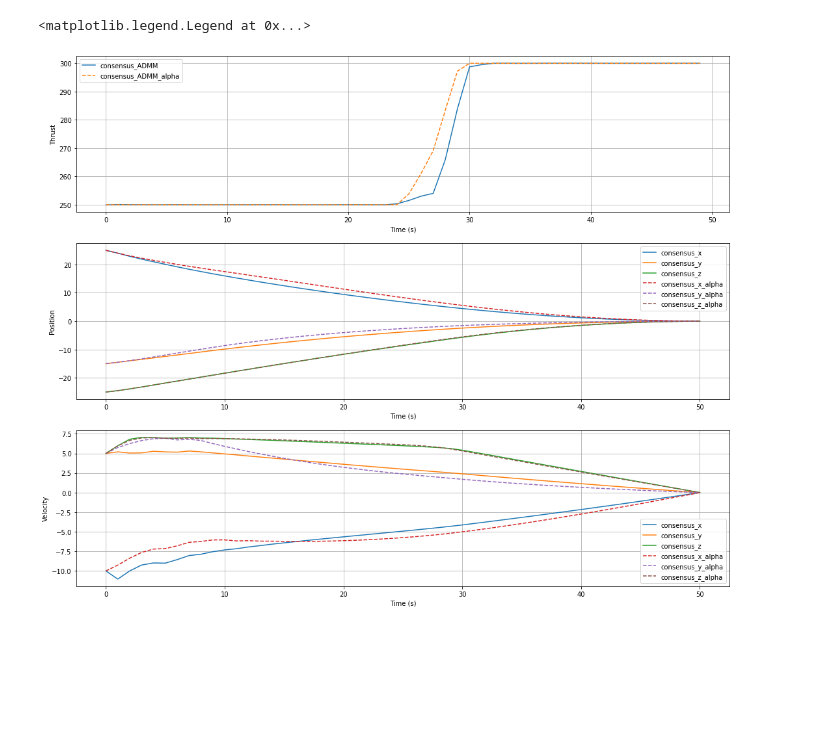
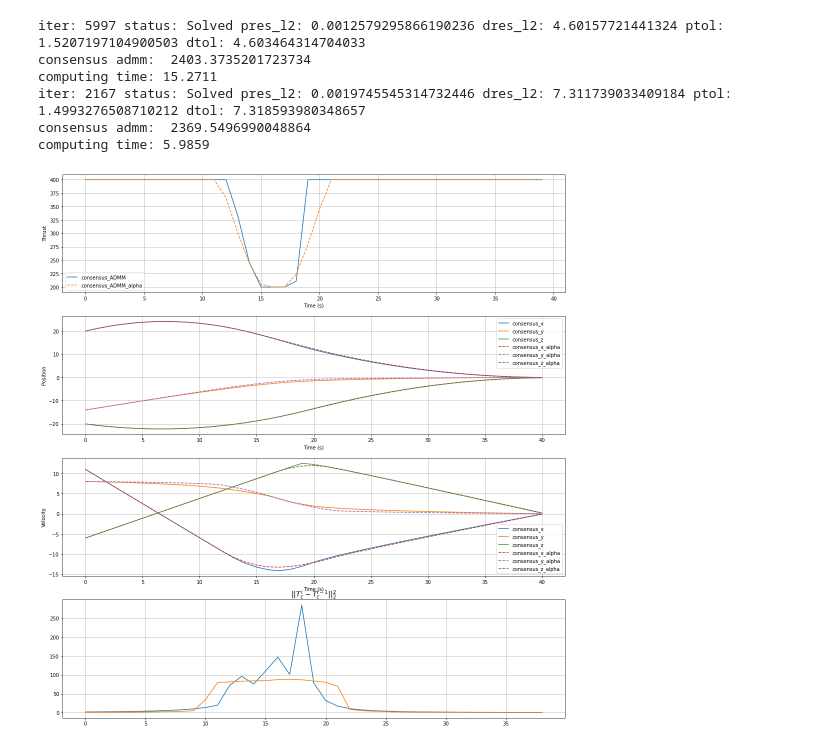
Before and after one commit to acsl-inha/drone_simulation, a Jupyter notebook: src/open_loop_thr_lower_bound_guidance.ipynb, the cells around one changed output. Drawn from its saved outputs; the diff is of its cells as text; code cells hidden in the pictures; blank space fills up the shorter version.

```diff
--- a/src/open_loop_thr_lower_bound_guidance.ipynb
+++ b/src/open_loop_thr_lower_bound_guidance.ipynb
@@ -447,6 +418,51 @@ consensus admm:  1932.9106896451424
+# %%
+position = np.array([20,-14,-20])
+velocity = np.array([11,8,-6])
+psi = 0
+tgo = 4
+ub = 400
+lb = 200
+N = int(tgo/0.1)
+
+t = np.arange(0., tgo, dt)
+
+# thrust_admm, r_admm, v_admm = ADMM_compute_guidance(position, velocity, psi, tgo,ub,lb) # just Thrust_norm constraint
+thrust_admm_consensus,opt_T_c, r_admm_consensus, v_admm_consensus = ADMM_consensus_compute_guidance(position, velocity, psi, tgo,ub,lb, False) # Thrust difference constraint
+thrust_admm_consensus_alpha,opt_T_c_consensus, r_admm_consensus_alpha, v_admm_consensus_alpha = ADMM_consensus_compute_guidance(position, velocity, psi, tgo,ub,lb, 80)
+differ_norm = np.zeros(N-1)
+differ_norm_css = np.zeros(N-1)
+for i in range(N-1):
+    differ_norm[i] = np.linalg.norm(opt_T_c[:,i+1] - opt_T_c[:,i])
+    differ_norm_css[i] = np.linalg.norm(opt_T_c_consensus[:,i+1] - opt_T_c_consensus[:,i])
+        # abstol, reltol = 1e-5, 1e-5
+
+# position = np.array([40,5,-20])
+# velocity = np.array([8,5,-14])
+# psi = 0
+# tgo = 5.3
+# ub = 400
+# lb = 100
+# N = int(tgo/0.1)
+
+# t = np.arange(0., tgo, dt)
+
+# thrust_admm_consensus,opt_T_c, r_admm_consensus, v_admm_consensus = ADMM_consensus_compute_guidance(position, velocity, psi, tgo,ub,lb, False) # Thrust difference constraint
+# thrust_admm_consensus_alpha,opt_T_c_consensus, r_admm_consensus_alpha, v_admm_consensus_alpha = ADMM_consensus_compute_guidance(position, velocity, psi, tgo,ub,lb, 100)
+# differ_norm = np.zeros(N-1)
+# differ_norm_css = np.zeros(N-1)
+# for i in range(N-1):
+#     differ_norm[i] = np.linalg.norm(opt_T_c[:,i+1] - opt_T_c[:,i])
+#     differ_norm_css[i] = np.linalg.norm(opt_T_c_consensus[:,i+1] - opt_T_c_consensus[:,i])
+# %% [output]
+iter: 5997 status: Solved pres_l2: 0.0012579295866190236 dres_l2: 4.60157721441324 ptol: 1.5207197104900503 dtol: 4.603464314704033
+consensus admm:  2403.3735201723734
+computing time: 15.2711
+iter: 2167 status: Solved pres_l2: 0.0019745545314732446 dres_l2: 7.311739033409184 ptol: 1.4993276508710212 dtol: 7.318593980348657
+consensus admm:  2369.5496990048864
+computing time: 5.9859
 # %%
-plt.figure(num=6, figsize=(18,15))
-plt.subplot(311)
+plt.figure(num=6, figsize=(18,20))
+plt.subplot(411)
 plt.plot(thrust_admm_consensus,label='consensus_ADMM')
 plt.plot(thrust_admm_consensus_alpha,'--',label='consensus_ADMM_alpha')
 # plt.plot(thrust_admm,'+:',label='ADMM')
@@ -455,35 +471,40 @@ plt.xlabel("Time (s)")
 plt.grid()
 plt.legend()
 
-plt.subplot(312)
+plt.subplot(412)
 plt.plot(r_admm_consensus[0,:],label='consensus_x')
 plt.plot(r_admm_consensus[1,:],label='consensus_y')
 plt.plot(r_admm_consensus[2,:],label='consensus_z')
 plt.plot(r_admm_consensus_alpha[0,:],"--",label='consensus_x_alpha')
 plt.plot(r_admm_consensus_alpha[1,:],"--",label='consensus_y_alpha')
 plt.plot(r_admm_consensus_alpha[2,:],"--",label='consensus_z_alpha')
 # plt.plot(r_admm[0,:],"+:",label='ADMM_x')
 # plt.plot(r_admm[1,:],"+:",label='ADMM_y')
 # plt.plot(r_admm[2,:],"+:",label='ADMM_z')
 plt.ylabel("Position")
 plt.xlabel("Time (s)")
 plt.grid()
 plt.legend()
 
-plt.subplot(313)
+plt.subplot(413)
 plt.plot(v_admm_consensus[0,:],label='consensus_x')
 plt.plot(v_admm_consensus[1,:],label='consensus_y')
 plt.plot(v_admm_consensus[2,:],label='consensus_z')
 plt.plot(v_admm_consensus_alpha[0,:],"--",label='consensus_x_alpha')
 plt.plot(v_admm_consensus_alpha[1,:],"--",label='consensus_y_alpha')
 plt.plot(v_admm_consensus_alpha[2,:],"--",label='consensus_z_alpha')
 # plt.plot(v_admm[0,:],"+:",label='ADMM_x')
 # plt.plot(v_admm[1,:],"+:",label='ADMM_y')
 # plt.plot(v_admm[2,:],"+:",label='ADMM_z')
 plt.ylabel("Velocity")
 plt.xlabel("Time (s)")
 plt.grid()
 plt.legend()
+
+plt.subplot(414)
+plt.plot(differ_norm)
+plt.plot(differ_norm_css)
+plt.title("$||T_c^i - T_c^{i-1}||^2_2$",fontsize='x-large')
+plt.grid()
 # %% [output]
-<matplotlib.legend.Legend at 0x...>
-[figure, old version]
+[figure, new version]
```
Also changed, not shown: parts of 6 cells of this notebook.
